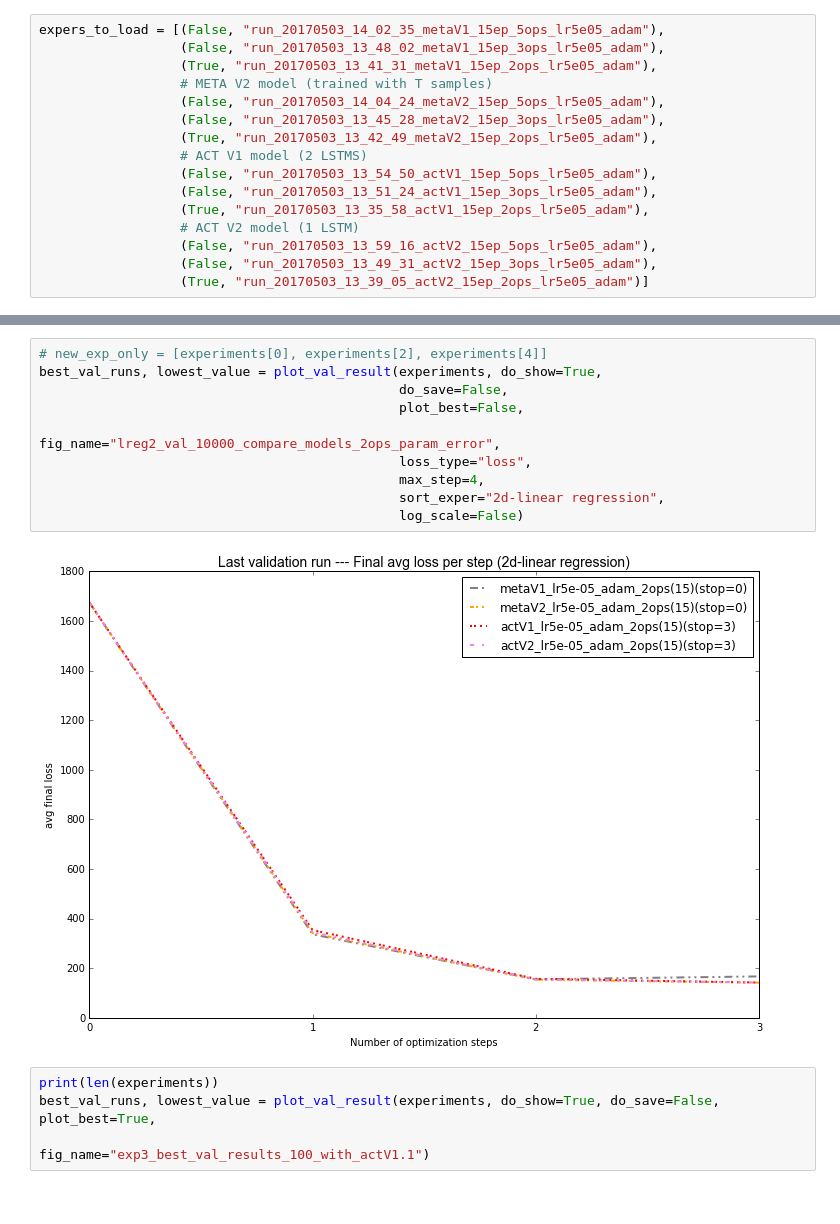
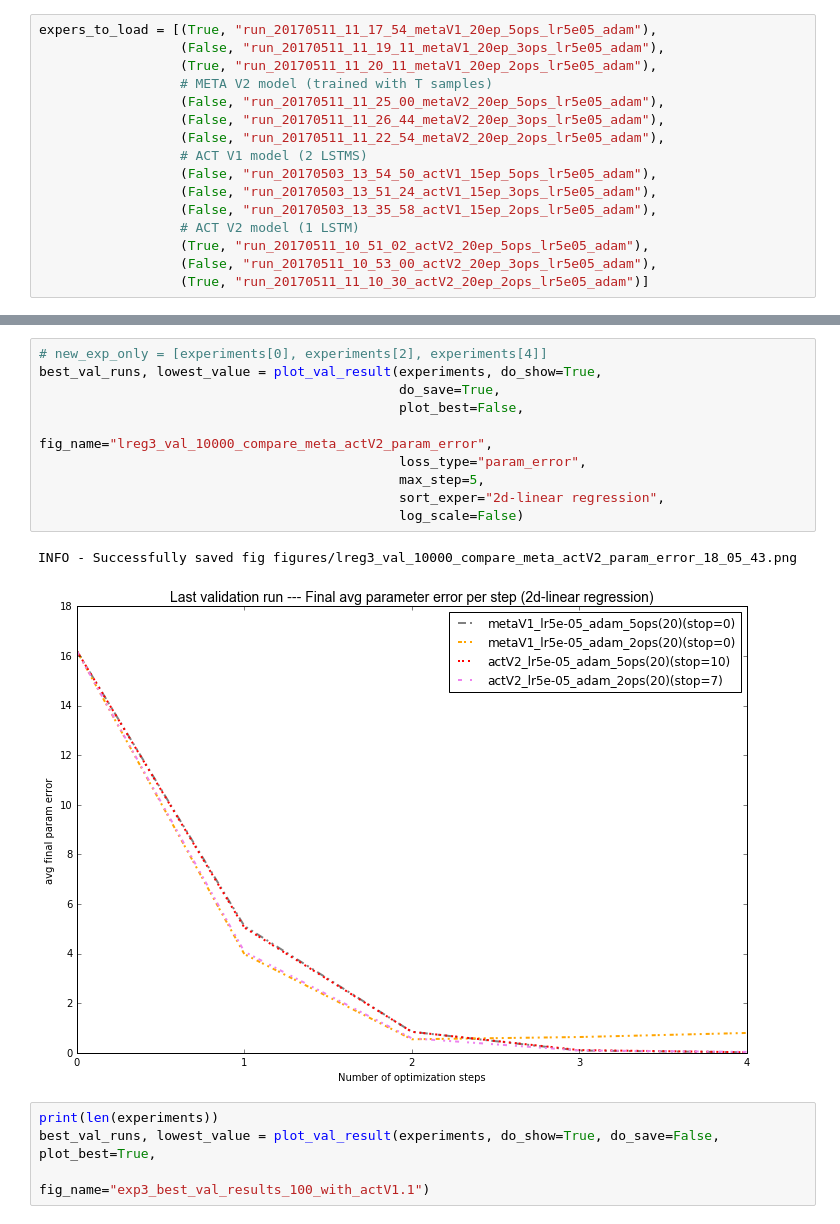
Before and after one commit to toologicbv/meta_learner, a Jupyter notebook: 2dquad_results_20170503.ipynb, the cells around one changed output, grey strips where cells are left out. Saved outputs shown, nothing was run; the diff lists cells and outputs as text.

```diff
--- a/2dquad_results_20170503.ipynb
+++ b/2dquad_results_20170503.ipynb
@@ -47,19 +44,19 @@ The autoreload extension is already loaded. To reload it, use:
 # %%
-expers_to_load = [(False, "run_20170503_14_02_35_metaV1_15ep_5ops_lr5e05_adam"),
-                  (False, "run_20170503_13_48_02_metaV1_15ep_3ops_lr5e05_adam"),
-                  (True, "run_20170503_13_41_31_metaV1_15ep_2ops_lr5e05_adam"),
+expers_to_load = [(True, "run_20170511_11_17_54_metaV1_20ep_5ops_lr5e05_adam"),
+                  (False, "run_20170511_11_19_11_metaV1_20ep_3ops_lr5e05_adam"),
+                  (True, "run_20170511_11_20_11_metaV1_20ep_2ops_lr5e05_adam"),
                   # META V2 model (trained with T samples)
-                  (False, "run_20170503_14_04_24_metaV2_15ep_5ops_lr5e05_adam"),
-                  (False, "run_20170503_13_45_28_metaV2_15ep_3ops_lr5e05_adam"),
-                  (True, "run_20170503_13_42_49_metaV2_15ep_2ops_lr5e05_adam"),
+                  (False, "run_20170511_11_25_00_metaV2_20ep_5ops_lr5e05_adam"),
+                  (False, "run_20170511_11_26_44_metaV2_20ep_3ops_lr5e05_adam"),
+                  (False, "run_20170511_11_22_54_metaV2_20ep_2ops_lr5e05_adam"),
                   # ACT V1 model (2 LSTMS)
                   (False, "run_20170503_13_54_50_actV1_15ep_5ops_lr5e05_adam"),
                   (False, "run_20170503_13_51_24_actV1_15ep_3ops_lr5e05_adam"),
-                  (True, "run_20170503_13_35_58_actV1_15ep_2ops_lr5e05_adam"),
+                  (False, "run_20170503_13_35_58_actV1_15ep_2ops_lr5e05_adam"),
                   # ACT V2 model (1 LSTM)
-                  (False, "run_20170503_13_59_16_actV2_15ep_5ops_lr5e05_adam"),
-                  (False, "run_20170503_13_49_31_actV2_15ep_3ops_lr5e05_adam"),
-                  (True, "run_20170503_13_39_05_actV2_15ep_2ops_lr5e05_adam")]
+                  (True, "run_20170511_10_51_02_actV2_20ep_5ops_lr5e05_adam"),
+                  (False, "run_20170511_10_53_00_actV2_20ep_3ops_lr5e05_adam"),
+                  (True, "run_20170511_11_10_30_actV2_20ep_2ops_lr5e05_adam")]
 # %%
 without_models = False
 
@@ -96,15 +106,16 @@ INFO - INFO - loaded existing model from file logs/run_20170503_13_39_05_actV2_1
 # %%
 # new_exp_only = [experiments[0], experiments[2], experiments[4]]
 best_val_runs, lowest_value = plot_val_result(experiments, do_show=True,
-                                              do_save=False,
+                                              do_save=True,
                                               plot_best=False,
-                                              fig_name="lreg2_val_10000_compare_models_2ops_param_error",
-                                              loss_type="loss",
-                                              max_step=4,
+                                              fig_name="lreg3_val_10000_compare_meta_actV2_param_error",
+                                              loss_type="param_error",
+                                              max_step=5,
                                               sort_exper="2d-linear regression",
                                               log_scale=False)
 # %% [output]
+INFO - Successfully saved fig figures/lreg3_val_10000_compare_meta_actV2_param_error_18_05_43.png
-[figure, old version]
+[figure, new version]
 # %%
 print(len(experiments))
 best_val_runs, lowest_value = plot_val_result(experiments, do_show=True, do_save=False, plot_best=True,
```
Also changed, not shown: parts of 11 cells of this notebook, 20 other files.
